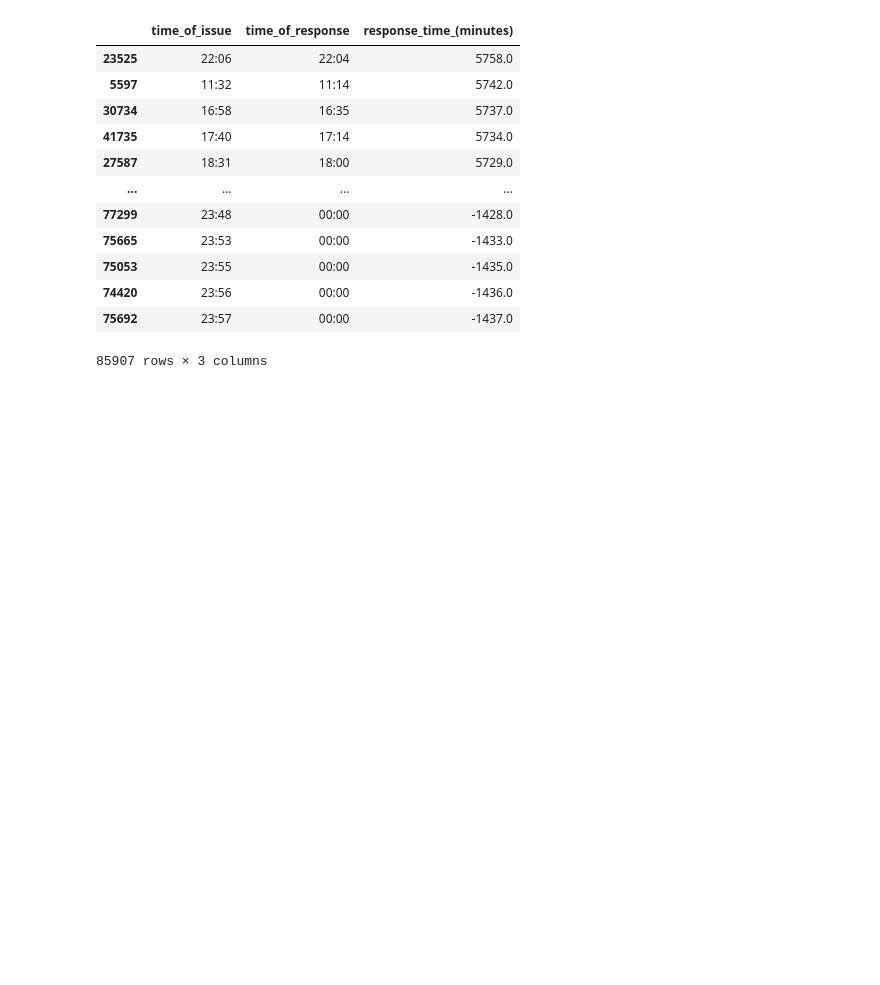
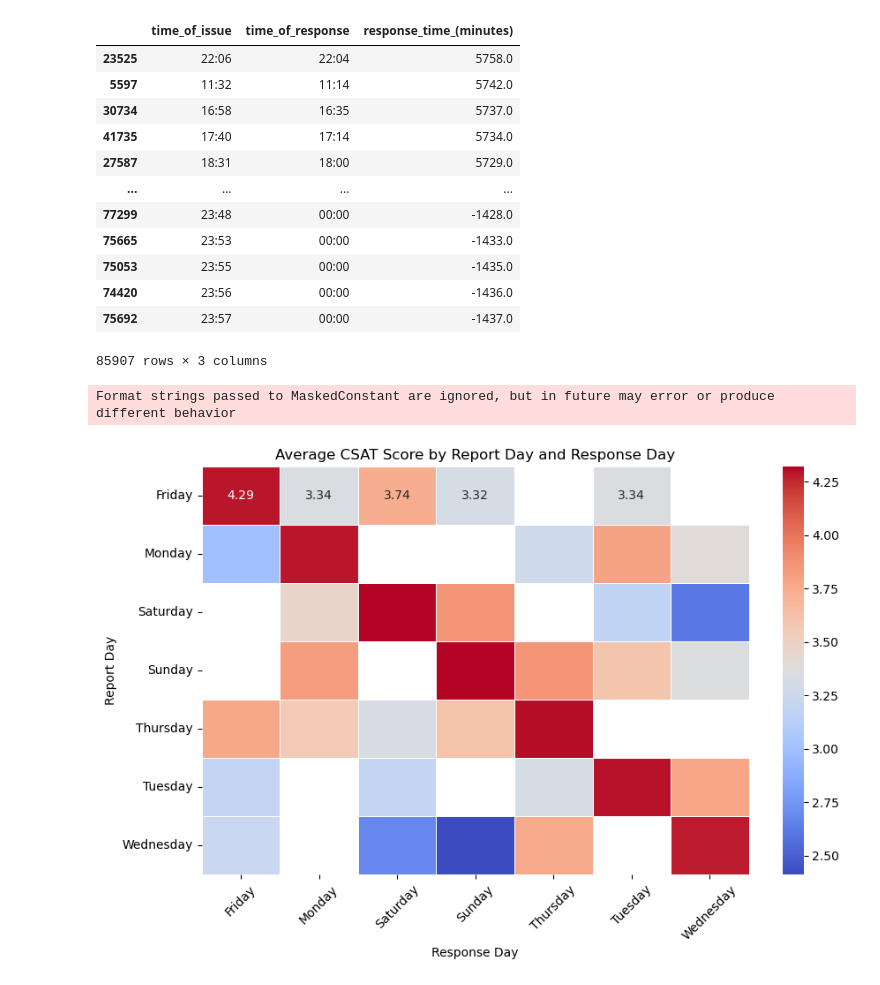
Before and after one commit to Danny-Dalo/Customer-Support-Data, a Jupyter notebook: analysis.ipynb, the cells around one changed output. Cells and saved outputs as stored; diff of their text form; code cells hidden in the pictures; blank space fills up the shorter version.

Commit message:
heatmap to show how response speed affects CSAT score

```diff
--- a/analysis.ipynb
+++ b/analysis.ipynb
@@ -237,5 +245,28 @@ processed_data[["time_of_issue", "time_of_response", "response_time_(minutes)"]]
 | 74420 | 23:56 | 00:00 | -1436.0 |
 | 75692 | 23:57 | 00:00 | -1437.0 |
 85907 rows × 3 columns
+# %%
+
+grouped_data = processed_data.groupby(["report_day_name", "response_day_name"])["csat_score"].mean().reset_index()
+
+# Create a pivot table for easier plotting
+pivot_table = grouped_data.pivot_table(index="report_day_name", columns="response_day_name", values="csat_score")
+
+# Create a heatmap
+plt.figure(figsize=(10, 6))
+sns.heatmap(pivot_table, annot=True, fmt=".2f", cmap="coolwarm", linewidths=0.5)
+
+# Set labels and title
+plt.xlabel("Response Day")
+plt.ylabel("Report Day")
+plt.title("Average CSAT Score by Report Day and Response Day")
+
+# Rotate x-axis labels for better readability
+plt.xticks(rotation=45)
+
+plt.show()
+# %% [output]
+Format strings passed to MaskedConstant are ignored, but in future may error or produce different behavior
+[figure, added]
 # %%
 processed_data.to_csv("C:/Users/HP/OneDrive/Documents/DANNY DATA/Customer Support Data/model_data.csv", index=False)
```
Also changed, not shown: parts of 3 cells of this notebook.
